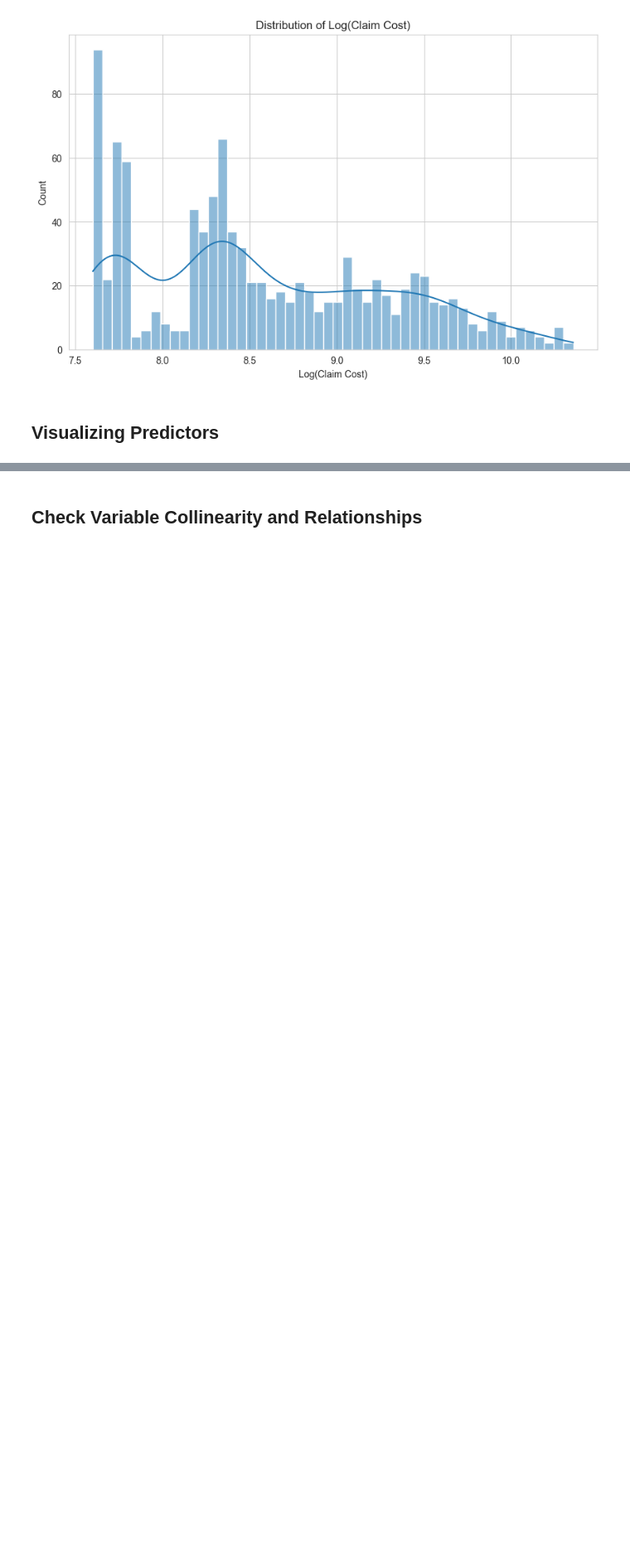
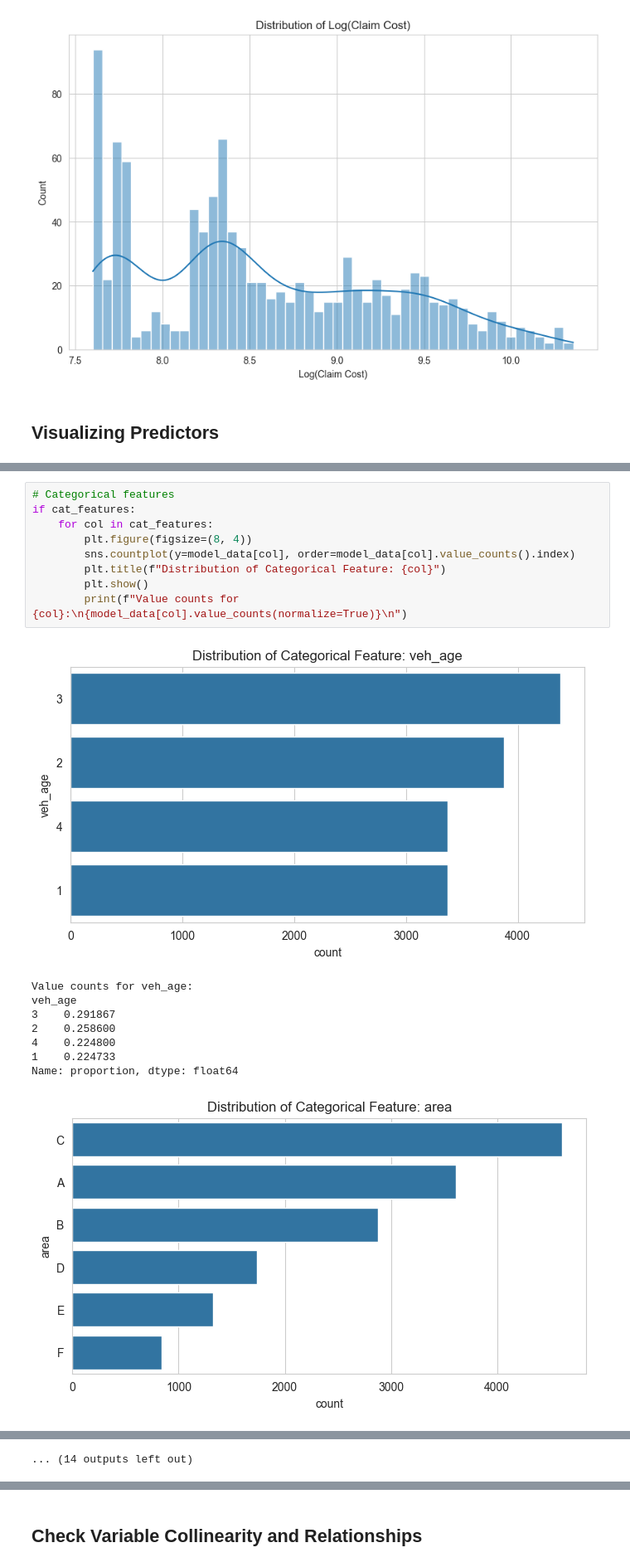
Before and after one commit to adervesh03/Hawkeye-Datathon-2025, a Jupyter notebook: backend/data_exploration.ipynb, the cells around one changed output, grey strips where cells are left out. Shown at 83% size. Saved outputs shown, nothing was run; the diff lists cells and outputs as text; blank space fills up the shorter version.

```diff
--- a/backend/data_exploration.ipynb
+++ b/backend/data_exploration.ipynb
@@ -115,0 +145,19 @@ Found 18 features: ['exposure', 'veh_value', 'max_power', 'driving_history_score
+# %%
+# Categorical features
+if cat_features:
+    for col in cat_features:
+        plt.figure(figsize=(8, 4))
+        sns.countplot(y=model_data[col], order=model_data[col].value_counts().index)
+        plt.title(f"Distribution of Categorical Feature: {col}")
+        plt.show()
+        print(f"Value counts for {col}:\n{model_data[col].value_counts(normalize=True)}\n")
+# %% [output]
+[figure, added]
+Value counts for veh_age:
+veh_age
+3    0.291867
+2    0.258600
+4    0.224800
+1    0.224733
+Name: proportion, dtype: float64
+[figure, added]
@@ -116,2 +214,3 @@ Found 18 features: ['exposure', 'veh_value', 'max_power', 'driving_history_score
+... (14 outputs left out)
 # %% [markdown]
 ## Target Encoding
```
Also changed, not shown: parts of 4 cells of this notebook.
